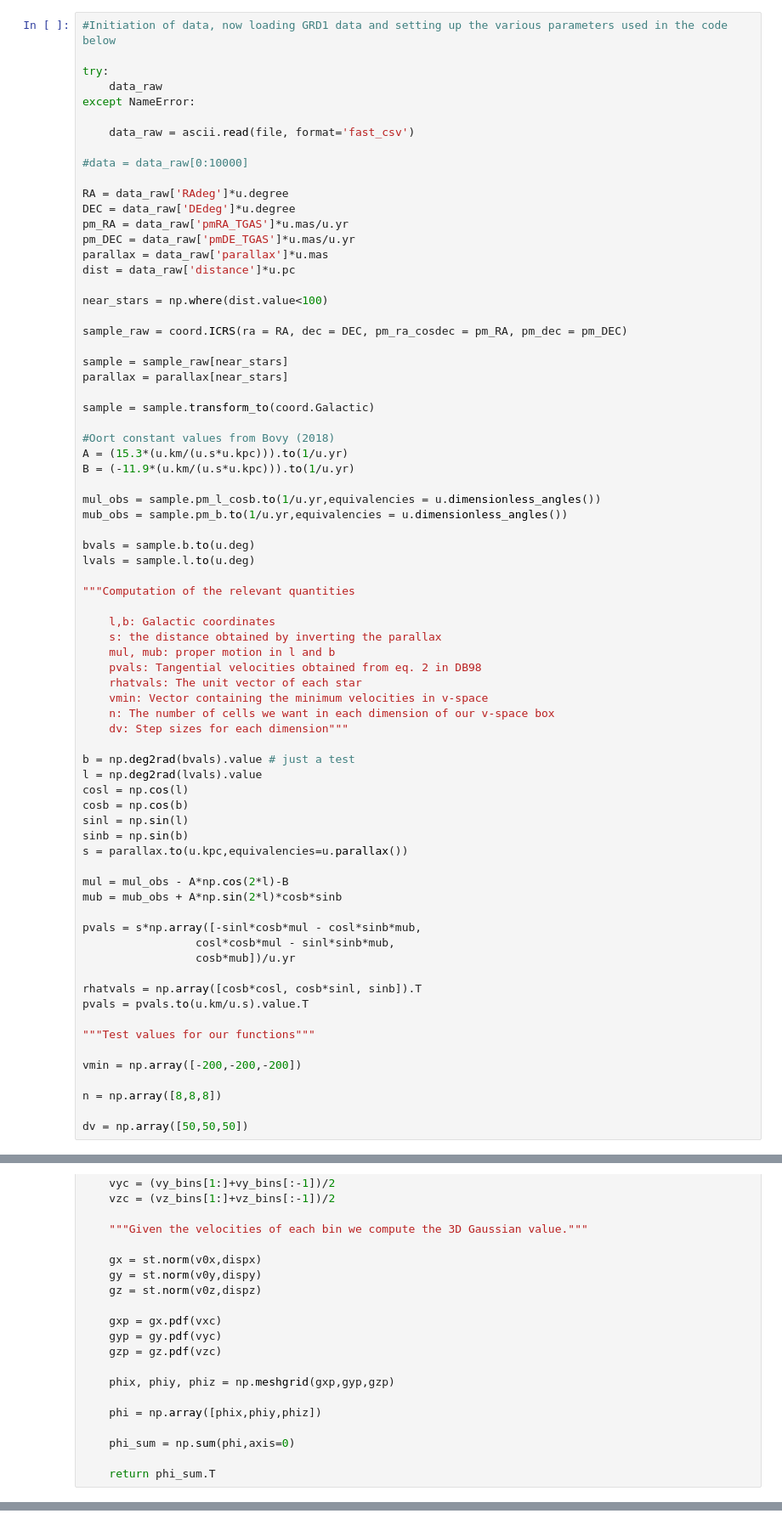
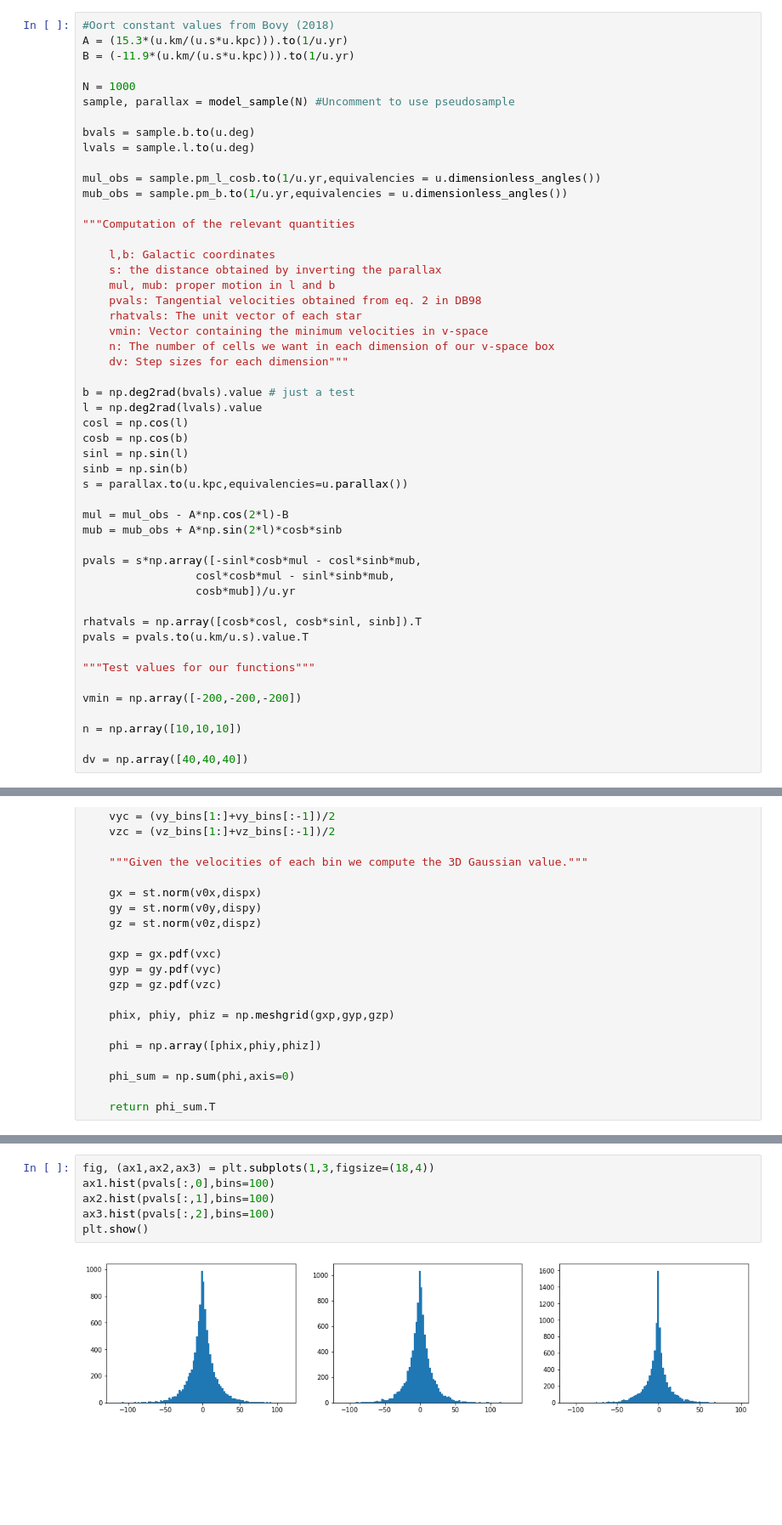
Before and after one commit to PaulMcMillan-Astro/DeprojectionProject, a Jupyter notebook: InitialDeprojectionNotebook.ipynb, the cells around one changed output, grey strips where cells are left out. Shown: that part at 85% size. Saved outputs shown, nothing was run; the diff lists cells and outputs as text; blank space fills up the shorter version.

Commit message:
Added plotting and model functions

```diff
--- a/InitialDeprojectionNotebook.ipynb
+++ b/InitialDeprojectionNotebook.ipynb
@@ -11,39 +61,16 @@ from scipy.optimize import fmin_cg
 # %%
-#Initiation of data, now loading GRD1 data and setting up the various parameters used in the code below
-
-try:
-    data_raw
-except NameError:
-
-    data_raw = ascii.read(file, format='fast_csv')
-
-#data = data_raw[0:10000]
-
-RA = data_raw['RAdeg']*u.degree
-DEC = data_raw['DEdeg']*u.degree
-pm_RA = data_raw['pmRA_TGAS']*u.mas/u.yr
-pm_DEC = data_raw['pmDE_TGAS']*u.mas/u.yr
-parallax = data_raw['parallax']*u.mas
-dist = data_raw['distance']*u.pc
-
-near_stars = np.where(dist.value<100)
-
-sample_raw = coord.ICRS(ra = RA, dec = DEC, pm_ra_cosdec = pm_RA, pm_dec = pm_DEC)
-
-sample = sample_raw[near_stars]
-parallax = parallax[near_stars]
-
-sample = sample.transform_to(coord.Galactic)
-
 #Oort constant values from Bovy (2018)
 A = (15.3*(u.km/(u.s*u.kpc))).to(1/u.yr)
 B = (-11.9*(u.km/(u.s*u.kpc))).to(1/u.yr)
 
-mul_obs = sample.pm_l_cosb.to(1/u.yr,equivalencies = u.dimensionless_angles())
-mub_obs = sample.pm_b.to(1/u.yr,equivalencies = u.dimensionless_angles())
+N = 1000
+sample, parallax = model_sample(N) #Uncomment to use pseudosample
 
 bvals = sample.b.to(u.deg)
 lvals = sample.l.to(u.deg)
+
+mul_obs = sample.pm_l_cosb.to(1/u.yr,equivalencies = u.dimensionless_angles())
+mub_obs = sample.pm_b.to(1/u.yr,equivalencies = u.dimensionless_angles())
 
 """Computation of the relevant quantities
 
@@ -78,9 +105,9 @@ pvals = pvals.to(u.km/u.s).value.T
 
 vmin = np.array([-200,-200,-200])
 
-n = np.array([8,8,8])
+n = np.array([10,10,10])
 
-dv = np.array([50,50,50])
+dv = np.array([40,40,40])
 # %%
 def calc_K(pk,rhat,vmin,dv,n):
     '''Calculate the values of K simultaneously for all bins for a given star with p, rhat'''
@@ -399,0 +475,8 @@ def model_sample(N):
+# %%
+fig, (ax1,ax2,ax3) = plt.subplots(1,3,figsize=(18,4))
+ax1.hist(pvals[:,0],bins=100)
+ax2.hist(pvals[:,1],bins=100)
+ax3.hist(pvals[:,2],bins=100)
+plt.show()
+# %% [output]
+[figure, added]
```
Also changed, not shown: parts of 12 cells of this notebook, 1 other file.
